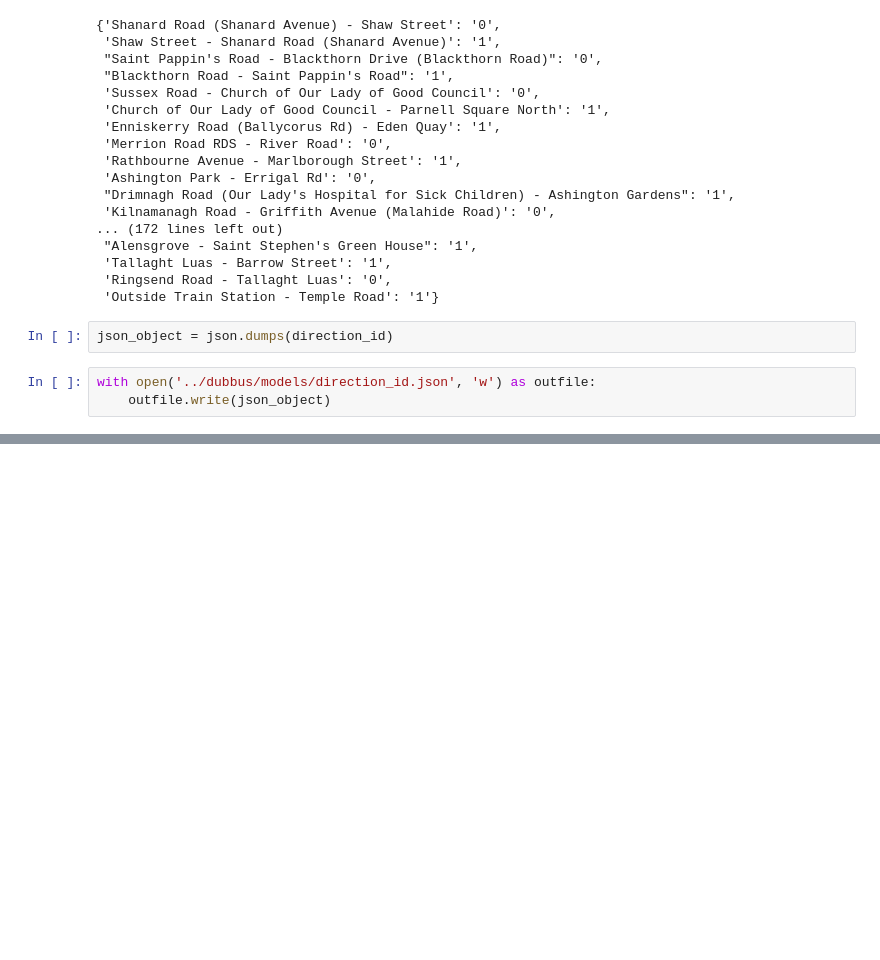
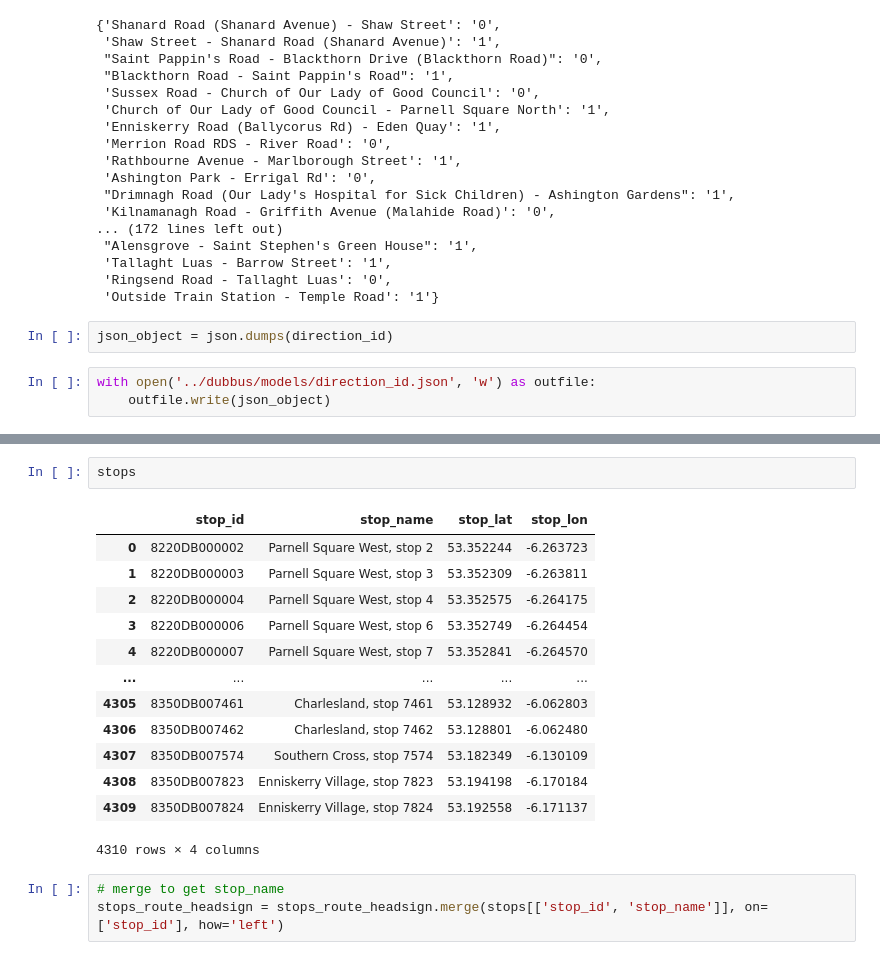
Before and after one commit to kevinobrien97/comp47360_SummerGroupProject, a Jupyter notebook: database/ModelInputs.ipynb, the cells around one changed output, grey strips where cells are left out. Saved outputs shown, nothing was run; the diff lists cells and outputs as text; blank space fills up the shorter version.

```diff
--- a/database/ModelInputs.ipynb
+++ b/database/ModelInputs.ipynb
@@ -138,0 +198,19 @@ with open('../dubbus/models/direction_id.json', 'w') as outfile:
+# %%
+stops
+# %% [output]
+|  | stop_id | stop_name | stop_lat | stop_lon |
+| 0 | 8220DB000002 | Parnell Square West, stop 2 | 53.352244 | -6.263723 |
+| 1 | 8220DB000003 | Parnell Square West, stop 3 | 53.352309 | -6.263811 |
+| 2 | 8220DB000004 | Parnell Square West, stop 4 | 53.352575 | -6.264175 |
+| 3 | 8220DB000006 | Parnell Square West, stop 6 | 53.352749 | -6.264454 |
+| 4 | 8220DB000007 | Parnell Square West, stop 7 | 53.352841 | -6.264570 |
+| ... | ... | ... | ... | ... |
+| 4305 | 8350DB007461 | Charlesland, stop 7461 | 53.128932 | -6.062803 |
+| 4306 | 8350DB007462 | Charlesland, stop 7462 | 53.128801 | -6.062480 |
+| 4307 | 8350DB007574 | Southern Cross, stop 7574 | 53.182349 | -6.130109 |
+| 4308 | 8350DB007823 | Enniskerry Village, stop 7823 | 53.194198 | -6.170184 |
+| 4309 | 8350DB007824 | Enniskerry Village, stop 7824 | 53.192558 | -6.171137 |
+4310 rows × 4 columns
+# %%
+# merge to get stop_name
+stops_route_headsign = stops_route_headsign.merge(stops[['stop_id', 'stop_name']], on=['stop_id'], how='left')
```
Also changed, not shown: parts of 20 cells of this notebook, 1 other file.
